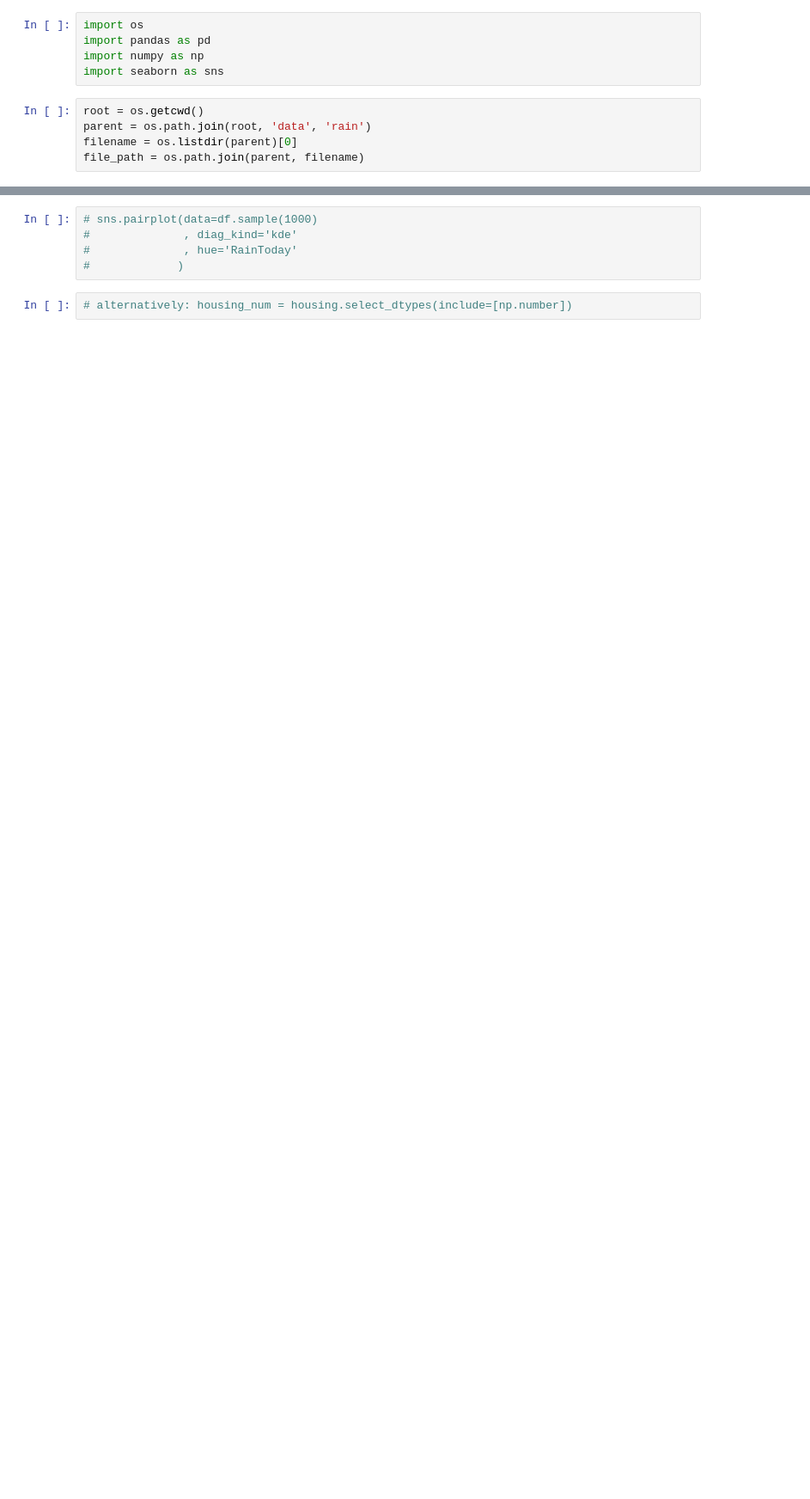
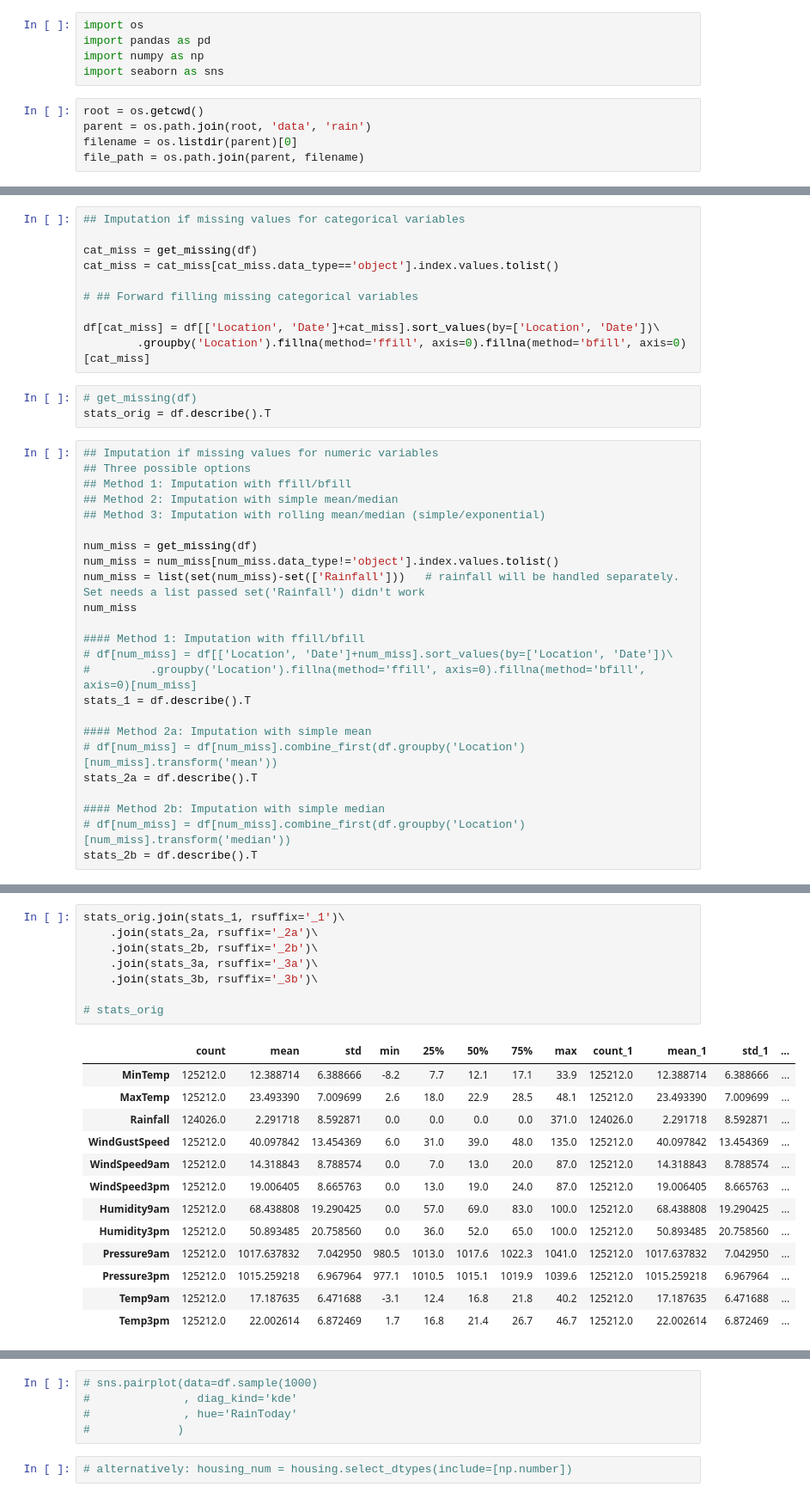
Before and after one commit to sandeepkavadi/practice, a Jupyter notebook: rain.ipynb, the cells around one changed output, grey strips where cells are left out. Shown at 86% size. Drawn from its saved outputs; the diff is of its cells as text; blank space fills up the shorter version.

Commit message:
Made progress on timeseries data analysis using the Australia rain dataset.

```diff
--- a/rain.ipynb
+++ b/rain.ipynb
@@ -19,0 +186,37 @@ df = df2.join(df['Location'], how='left')
+# %%
+## Imputation if missing values for categorical variables
+
+cat_miss = get_missing(df)
+cat_miss = cat_miss[cat_miss.data_type=='object'].index.values.tolist()
+
+# ## Forward filling missing categorical variables
+
+df[cat_miss] = df[['Location', 'Date']+cat_miss].sort_values(by=['Location', 'Date'])\
+        .groupby('Location').fillna(method='ffill', axis=0).fillna(method='bfill', axis=0)[cat_miss]
+# %%
+# get_missing(df)
+stats_orig = df.describe().T
+# %%
+## Imputation if missing values for numeric variables
+## Three possible options
+## Method 1: Imputation with ffill/bfill
+## Method 2: Imputation with simple mean/median
+## Method 3: Imputation with rolling mean/median (simple/exponential)
+
+num_miss = get_missing(df)
+num_miss = num_miss[num_miss.data_type!='object'].index.values.tolist()
+num_miss = list(set(num_miss)-set(['Rainfall']))   # rainfall will be handled separately. Set needs a list passed set('Rainfall') didn't work
+num_miss
+
+#### Method 1: Imputation with ffill/bfill
+# df[num_miss] = df[['Location', 'Date']+num_miss].sort_values(by=['Location', 'Date'])\
+#         .groupby('Location').fillna(method='ffill', axis=0).fillna(method='bfill', axis=0)[num_miss]
+stats_1 = df.describe().T
+
+#### Method 2a: Imputation with simple mean
+# df[num_miss] = df[num_miss].combine_first(df.groupby('Location')[num_miss].transform('mean'))
+stats_2a = df.describe().T
+
+#### Method 2b: Imputation with simple median
+# df[num_miss] = df[num_miss].combine_first(df.groupby('Location')[num_miss].transform('median'))
+stats_2b = df.describe().T
@@ -20 +291,23 @@ df = df2.join(df['Location'], how='left')
+# %%
+stats_orig.join(stats_1, rsuffix='_1')\
+    .join(stats_2a, rsuffix='_2a')\
+    .join(stats_2b, rsuffix='_2b')\
+    .join(stats_3a, rsuffix='_3a')\
+    .join(stats_3b, rsuffix='_3b')\
+
+# stats_orig
+# %% [output]
+|  | count | mean | std | min | 25% | 50% | 75% | max | count_1 | mean_1 | std_1 | ... |
+| MinTemp | 125212.0 | 12.388714 | 6.388666 | -8.2 | 7.7 | 12.1 | 17.1 | 33.9 | 125212.0 | 12.388714 | 6.388666 | ... |
+| MaxTemp | 125212.0 | 23.493390 | 7.009699 | 2.6 | 18.0 | 22.9 | 28.5 | 48.1 | 125212.0 | 23.493390 | 7.009699 | ... |
+| Rainfall | 124026.0 | 2.291718 | 8.592871 | 0.0 | 0.0 | 0.0 | 0.0 | 371.0 | 124026.0 | 2.291718 | 8.592871 | ... |
+| WindGustSpeed | 125212.0 | 40.097842 | 13.454369 | 6.0 | 31.0 | 39.0 | 48.0 | 135.0 | 125212.0 | 40.097842 | 13.454369 | ... |
+| WindSpeed9am | 125212.0 | 14.318843 | 8.788574 | 0.0 | 7.0 | 13.0 | 20.0 | 87.0 | 125212.0 | 14.318843 | 8.788574 | ... |
+| WindSpeed3pm | 125212.0 | 19.006405 | 8.665763 | 0.0 | 13.0 | 19.0 | 24.0 | 87.0 | 125212.0 | 19.006405 | 8.665763 | ... |
+| Humidity9am | 125212.0 | 68.438808 | 19.290425 | 0.0 | 57.0 | 69.0 | 83.0 | 100.0 | 125212.0 | 68.438808 | 19.290425 | ... |
+| Humidity3pm | 125212.0 | 50.893485 | 20.758560 | 0.0 | 36.0 | 52.0 | 65.0 | 100.0 | 125212.0 | 50.893485 | 20.758560 | ... |
+| Pressure9am | 125212.0 | 1017.637832 | 7.042950 | 980.5 | 1013.0 | 1017.6 | 1022.3 | 1041.0 | 125212.0 | 1017.637832 | 7.042950 | ... |
+| Pressure3pm | 125212.0 | 1015.259218 | 6.967964 | 977.1 | 1010.5 | 1015.1 | 1019.9 | 1039.6 | 125212.0 | 1015.259218 | 6.967964 | ... |
+| Temp9am | 125212.0 | 17.187635 | 6.471688 | -3.1 | 12.4 | 16.8 | 21.8 | 40.2 | 125212.0 | 17.187635 | 6.471688 | ... |
+| Temp3pm | 125212.0 | 22.002614 | 6.872469 | 1.7 | 16.8 | 21.4 | 26.7 | 46.7 | 125212.0 | 22.002614 | 6.872469 | ... |
 # %%
```
Also changed, not shown: parts of 21 cells of this notebook.
